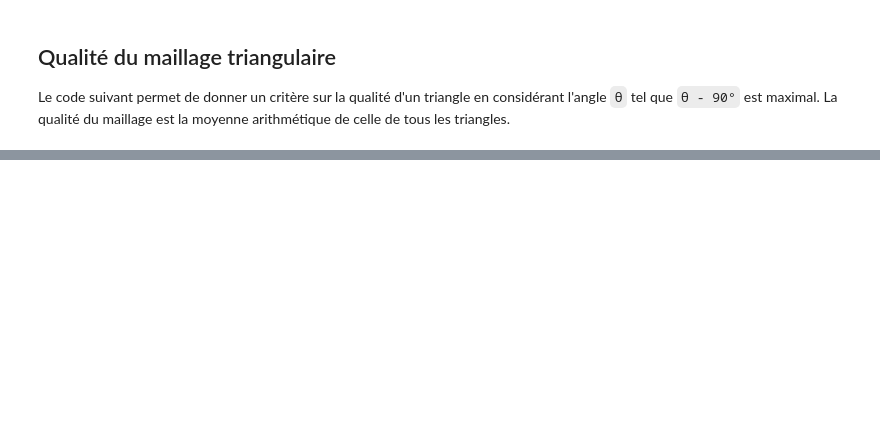
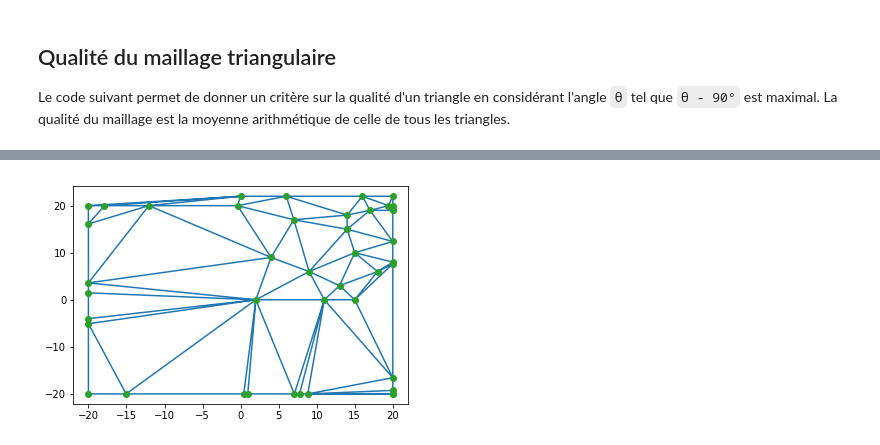
Before and after one commit to LukyLurks/ter-maillage, a Jupyter notebook: maillage2d_ter.ipynb, the cells around one changed output, grey strips where cells are left out. Saved outputs shown, nothing was run; the diff lists cells and outputs as text; code cells hidden in the pictures; blank space fills up the shorter version.

Commit message:
Ajoute fonction croisement gauche-droite

```diff
--- a/maillage2d_ter.ipynb
+++ b/maillage2d_ter.ipynb
@@ -102,8 +102,8 @@ def afficherMaillage(points):
 ###############################################################################
 
 ## Paramètres ##
-#points est initialisé avec les sommets de la figure
-points = np.array([[-20.0, -10.0], [-30.0, 40.0],[-10.0,60.0],[50.0, 10.0],[30.0, -15.0]])
+#sommetsPoly est initialisé avec les sommets de la figure
+sommetsPoly = np.array([[-20.0, -10.0], [-30.0, 40.0],[-10.0,60.0],[50.0, 10.0],[30.0, -15.0]])
 
 #nombre de points générés sur chaque segment
 nbPointTour = 5
@@ -112,7 +112,7 @@ nbPointTour = 5
 nbPointCentre = 20
 
 ## Exécution ##
-contourPoly = genererContourPoly(nbPointTour,points)
+contourPoly = genererContourPoly(nbPointTour, sommetsPoly)
 centrePoly = genererCentrePoly(nbPointCentre, contourPoly)
 pointsPoly = np.concatenate((contourPoly, centrePoly), axis=0)
 afficherMaillage(pointsPoly)
@@ -255,7 +255,7 @@ def qualiteTriangle(a, b, c):
   return ecartMax / (pi/2)
 
 # Qualité d'un ensemble de triangles
-def qualiteMaillageTri(triangles, points):
+def qualiteMaillage(triangles, points):
   """
   Entrée:
     - triangles de la forme Delaunay(points).simplices
@@ -280,9 +280,9 @@ maillageExemplePoly = Delaunay(pointsPoly)
 maillageExempleCercle = Delaunay(pointsCercle)
 
 print "Qualite du maillage pour le polygone : "
-print qualiteMaillageTri(maillageExemplePoly.simplices, pointsPoly)
+print qualiteMaillage(maillageExemplePoly.simplices, pointsPoly)
 
 print "Qualité du maillage pour le cercle : "
-print qualiteMaillageTri(maillageExempleCercle.simplices, pointsCercle)
+print qualiteMaillage(maillageExempleCercle.simplices, pointsCercle)
 # %% [output]
 Qualite du maillage pour le polygone :
@@ -291,0 +296,87 @@ Qualité du maillage pour le cercle :
+# %%
+# Croisement gauche-droite
+def croisemtGD(pointsParent1, pointsParent2):
+  """
+  Entrée: 2 ensembles de points correspondant à 2 maillages
+  Sortie: 1 ensemble de points correspondant à un maillage
+
+  L'enfant aura le même nombre de points que les parents.
+
+  - on prend le point le plus a gauche (x min) et le plus a droite (x max),
+  on calcule le barycentre (milieu)
+  - on prend tous les points de gauche pour parent1, les autres pour
+  parent2
+  - on fait l'union, et on ajoute/supprime des points random pour conserver
+  le meme nombre que les parents
+  """
+
+  # Calcul de la frontière
+  frontiere = (np.amin(pointsParent1, axis=0) + np.amax(pointsParent1, axis=0)) / 2
+  abscisseFrontiere = frontiere[0]
+
+  # On initialise l'enfant à un parent pour être sûr
+  # d'avoir le bon nombre de points
+  pointsEnfant = pointsParent1
+  i = 0
+
+  for point in pointsParent1:
+    if point[0] <= abscisseFrontiere and i < len(pointsEnfant):
+      pointsEnfant[i] = point
+      i = i + 1
+
+  for point in pointsParent2:
+    if point[0] > abscisseFrontiere and i < len(pointsEnfant):
+      pointsEnfant[i] = point
+      i = i + 1
+
+  return pointsEnfant
+
+###############################################################################
+# TESTS SUR LES EXEMPLES
+###############################################################################
+
+## Polygones convexes ##
+# On génère 2 parents
+sommetsCarre = np.array([[-20.0, -20.0], [-20.0, 20.0],[20.0,20.0],[20.0, -20.0]])
+
+contourCarre1 = genererContourPoly(nbPointTour, sommetsCarre)
+centreCarre1 = genererCentrePoly(nbPointCentre, contourCarre1)
+pointsCarre1 = np.concatenate((contourCarre1, centreCarre1), axis=0)
+maillageCarre1 = Delaunay(pointsCarre1)
+
+contourCarre2 = genererContourPoly(nbPointTour, sommetsCarre)
+centreCarre2 = genererCentrePoly(nbPointCentre, contourCarre2)
+pointsCarre2 = np.concatenate((contourCarre2, centreCarre2), axis=0)
+maillageCarre2 = Delaunay(pointsCarre2)
+
+# On calcule leur qualité
+print "Qualité parent carré 1 : ",qualiteMaillage(maillageCarre1.simplices,pointsCarre1)
+print "Qualité parent carré 2 : ",qualiteMaillage(maillageCarre2.simplices,pointsCarre2)
+
+# On les croise et on observe l'enfant
+enfantCarre = croisemtGD(pointsCarre1, pointsCarre2)
+maillageEnfantCarre = Delaunay(enfantCarre)
+print "Qualité enfant carré : ",qualiteMaillage(maillageEnfantCarre.simplices,enfantCarre)
+afficherMaillage(enfantCarre)
+
+## Cercles ##
+# On génère les 2 parents
+centreCerc1 = genererInterieurCercle(nbPtsDansCercle)
+pointsCerc1 = np.concatenate((contourCercle, centreCerc1), axis=0)
+maillageCerc1 = Delaunay(pointsCerc1)
+
+centreCerc2 = genererInterieurCercle(nbPtsDansCercle)
+pointsCerc2 = np.concatenate((contourCercle, centreCerc2), axis=0)
+maillageCerc2 = Delaunay(pointsCerc2)
+
+
+# On calcule leur qualité
+print "Qualité parent cercle 1 : ",qualiteMaillage(maillageCerc1.simplices,pointsCerc1)
+print "Qualité parent cercle 2 : ",qualiteMaillage(maillageCerc2.simplices,pointsCerc2)
+
+# On les croise et on observe l'enfant
+enfantCerc = croisemtGD(pointsCerc1, pointsCerc2)
+maillageEnfantCerc = Delaunay(enfantCerc)
+print "Qualité enfant cercle : ",qualiteMaillage(maillageEnfantCerc.simplices,enfantCerc)
+afficherMaillage(enfantCerc)
+# %% [output]
@@ -291,0 +386 @@ Qualité du maillage pour le cercle :
+[figure, added]
```
Also changed, not shown: parts of 4 cells of this notebook.
